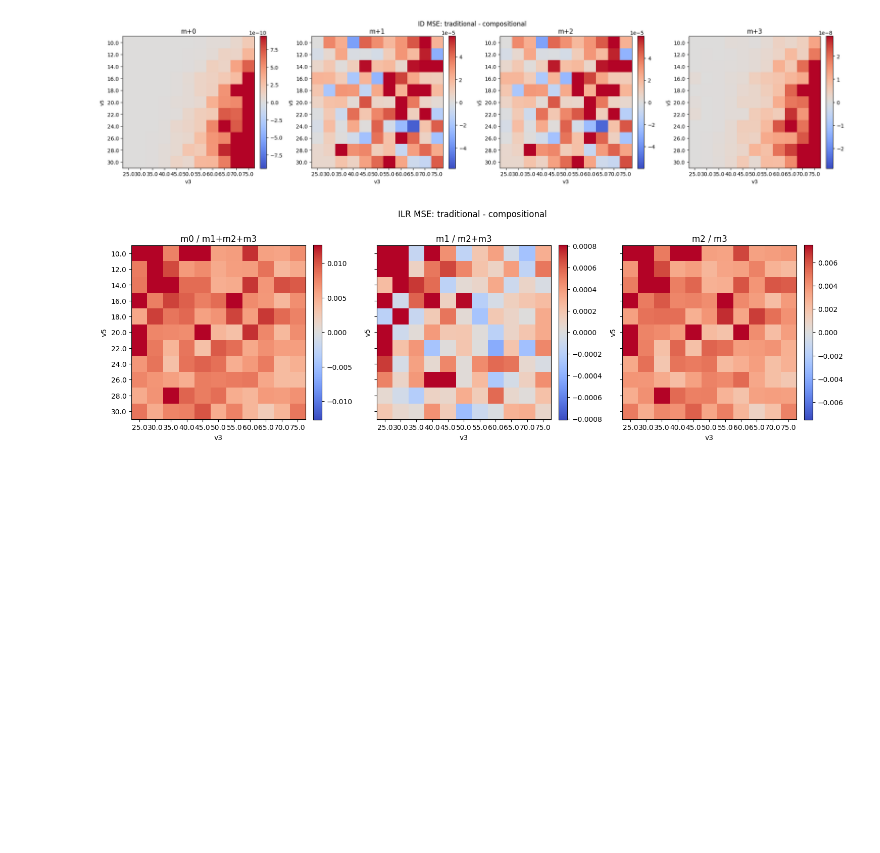
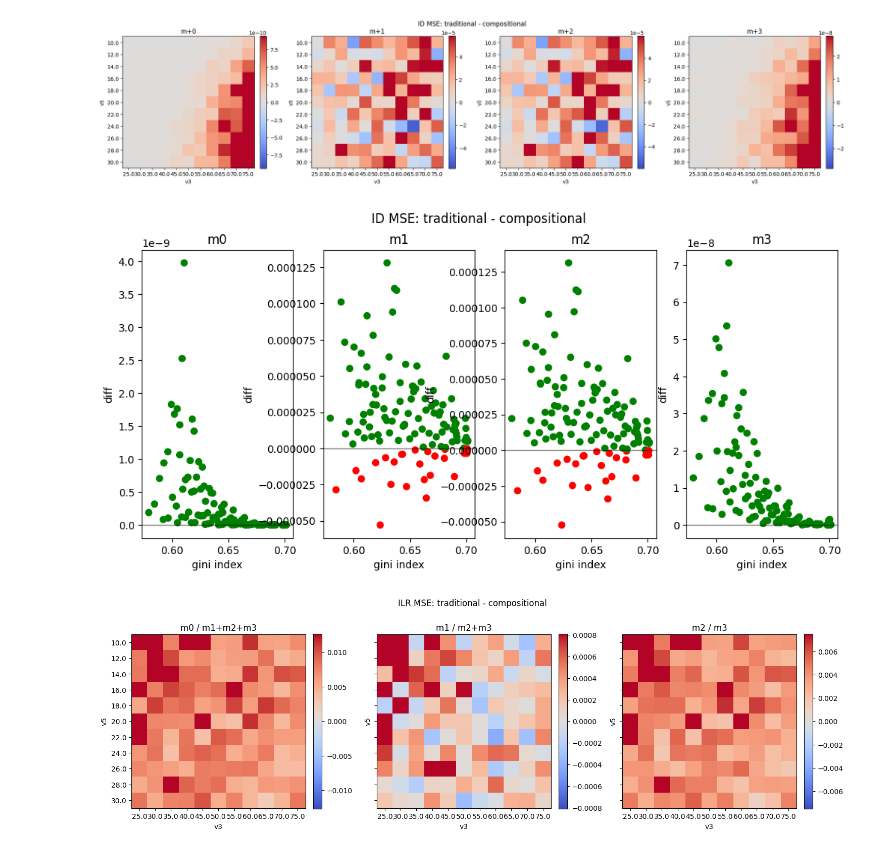
Before and after one commit to dtu-qmcm/cmfa, a Jupyter notebook: notebooks/toy_network.ipynb, the cells around one changed output. Saved outputs shown, nothing was run; the diff lists cells and outputs as text; code cells hidden in the pictures; blank space fills up the shorter version.

```diff
--- a/notebooks/toy_network.ipynb
+++ b/notebooks/toy_network.ipynb
@@ -288,12 +305,12 @@ axes = axes.ravel()
 xs = np.unique(free_fluxes[:, 0])
 ys = np.unique(free_fluxes[:, 1])
 
-diff = (id_resid_trad ** 2).mean(axis=1) - (id_resid_ilr ** 2).mean(axis=1)
+diff_id = (id_resid_trad ** 2).mean(axis=1) - (id_resid_ilr ** 2).mean(axis=1)
 
 for i in range(4):
-    halfrange = np.quantile(np.abs(diff[:, i]), 0.9)
+    halfrange = np.quantile(np.abs(diff_id[:, i]), 0.9)
     norm = CenteredNorm(vcenter=0, halfrange=halfrange)
-    im = axes[i].imshow(diff[:, i].reshape([11, 11]), cmap="coolwarm", norm=norm)
+    im = axes[i].imshow(diff_id[:, i].reshape([11, 11]), cmap="coolwarm", norm=norm)
     f.colorbar(im, ax=axes[i], fraction=0.046, pad=0.04)
     axes[i].set_xticks(np.arange(len(xs)), xs)
     axes[i].set_yticks(np.arange(len(ys)), ys)
@@ -302,6 +319,22 @@ f.suptitle("ID MSE: traditional - compositional", y=0.75);
 f.tight_layout()
 # %% [output]
 [figure]
+# %%
+gini_id = jnp.column_stack((gini_indices, diff_id))
+# %%
+f, axes = plt.subplots(1, 4, figsize=[12, 5])
+axes = axes.ravel()
+
+for i in range(4):
+    y_values = gini_id[:, i+1]
+    colors = np.where(y_values >= 0, 'green', 'red')
+    axes[i].scatter(gini_id[:,0], y_values, c=colors)
+    axes[i].axhline(0, color='black', lw=1, alpha=0.5)
+    axes[i].set(xlabel="gini index", ylabel="diff", title=f"m{i}")
+f.suptitle("ID MSE: traditional - compositional")
+plt.show()
+# %% [output]
+[figure, added]
 # %%
 f, axes = plt.subplots(1, 3, sharey=True, figsize=[15, 5])
 
```
Also changed, not shown: parts of 15 cells of this notebook, 10 other files.
